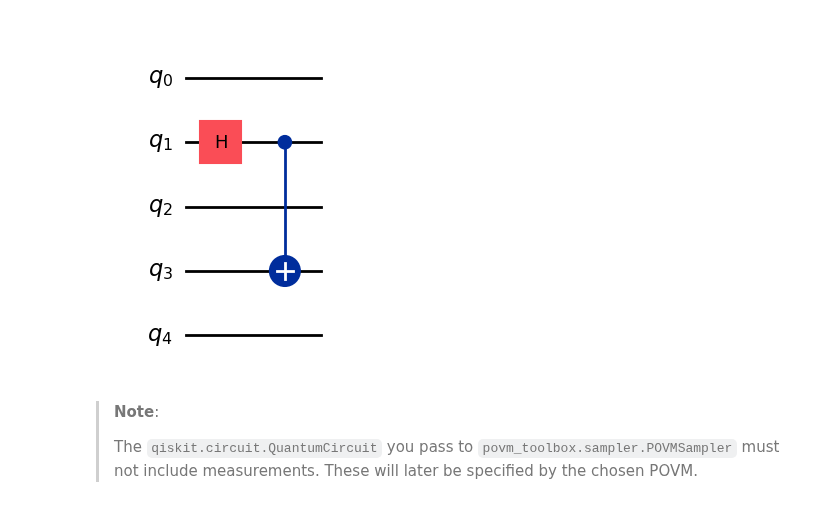
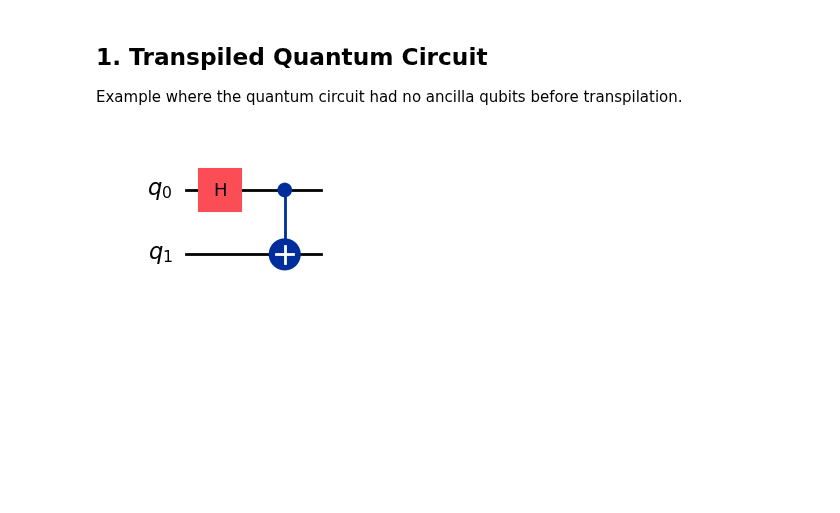
Before and after one commit to qiskit-community/povm-toolbox, a Jupyter notebook: docs/how_tos/layout.ipynb, the cells around one changed output. Cells and saved outputs as stored; diff of their text form; code cells hidden in the pictures; blank space fills up the shorter version.

```diff
--- a/docs/how_tos/layout.ipynb
+++ b/docs/how_tos/layout.ipynb
@@ -14,13 +11,13 @@ The first step is to create the `qiskit.circuit.QuantumCircuits` from which you
+# %% [markdown]
+## 1. Transpiled Quantum Circuit
+
+Example where the quantum circuit had no ancilla qubits before transpilation.
 # %%
 from qiskit import QuantumCircuit
 
-qc = QuantumCircuit(5)
-qc.h(1)
-qc.cx(1, 3)
+qc = QuantumCircuit(2)
+qc.h(0)
+qc.cx(0, 1)
 qc.draw("mpl", style="iqp")
 # %% [output]
-[figure, old version]
+[figure, new version]
-# %% [markdown]
-> **Note**:
->
-> The `qiskit.circuit.QuantumCircuit` you pass to `povm_toolbox.sampler.POVMSampler` must not include measurements. These will later be specified by the chosen POVM.
```
Also changed, not shown: parts of 46 cells of this notebook, 2 other files.
